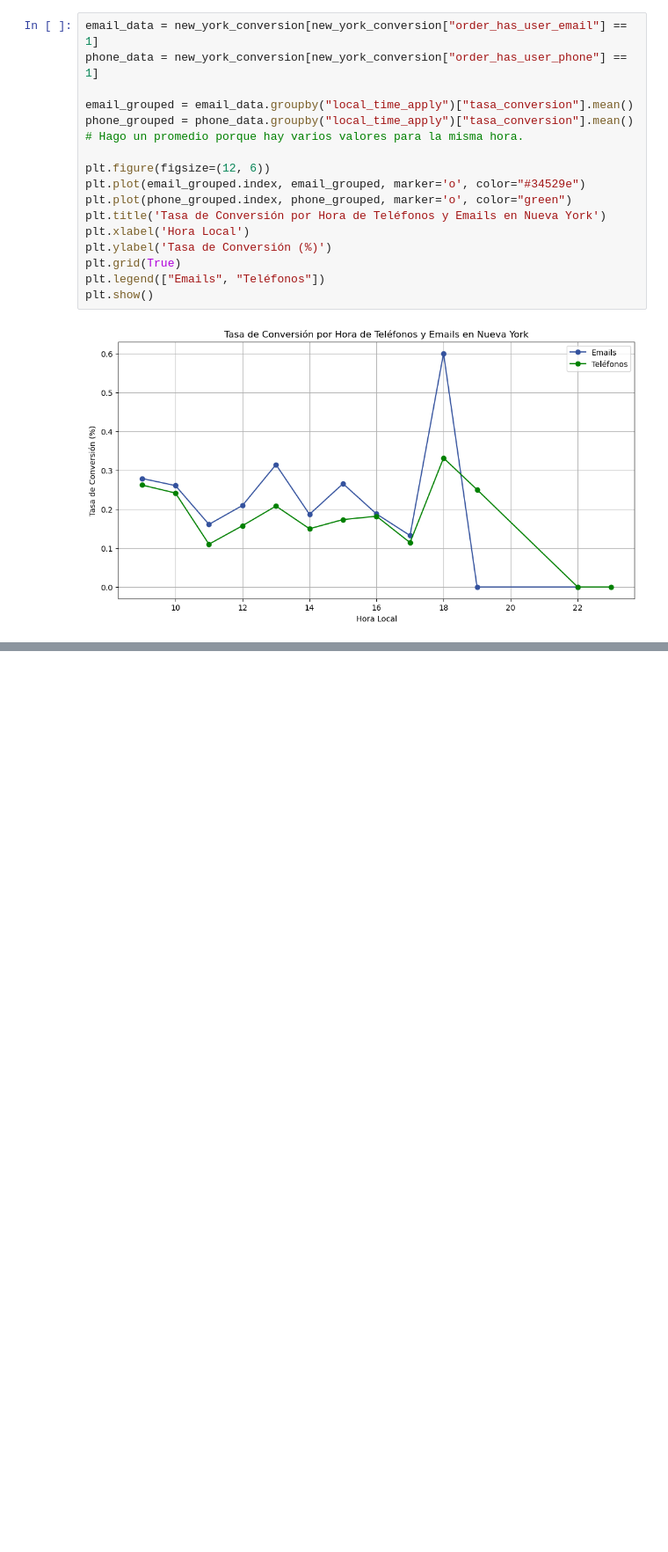
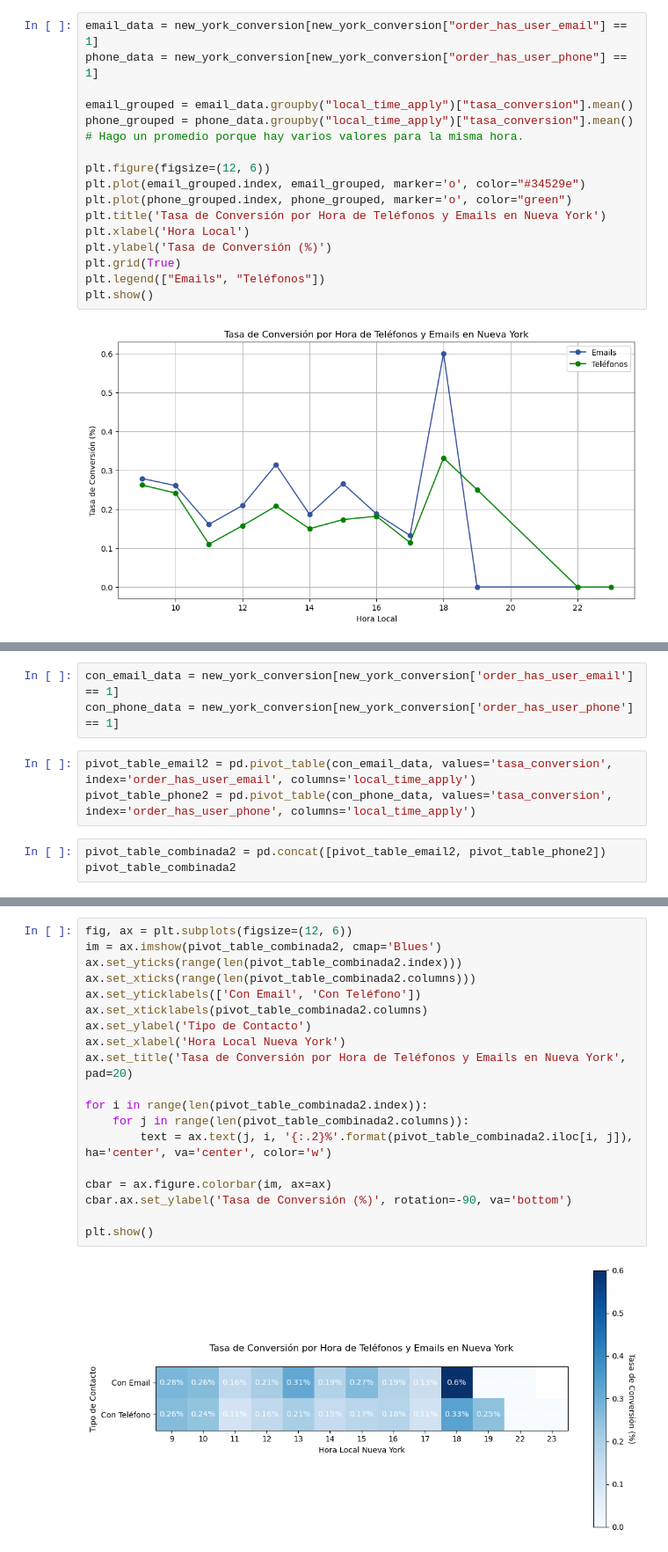
Before and after one commit to lnastri25/POO_UCEMA, a Jupyter notebook: trabajos_practicos/tp_datos/1-gregors/gregors.ipynb, the cells around one changed output, grey strips where cells are left out. Shown at 88% size. Saved outputs shown, nothing was run; the diff lists cells and outputs as text; blank space fills up the shorter version.

```diff
--- a/trabajos_practicos/tp_datos/1-gregors/gregors.ipynb
+++ b/trabajos_practicos/tp_datos/1-gregors/gregors.ipynb
@@ -493,0 +528,9 @@ plt.show()
+# %%
+con_email_data = new_york_conversion[new_york_conversion['order_has_user_email'] == 1]
+con_phone_data = new_york_conversion[new_york_conversion['order_has_user_phone'] == 1]
+# %%
+pivot_table_email2 = pd.pivot_table(con_email_data, values='tasa_conversion', index='order_has_user_email', columns='local_time_apply')
+pivot_table_phone2 = pd.pivot_table(con_phone_data, values='tasa_conversion', index='order_has_user_phone', columns='local_time_apply')
+# %%
+pivot_table_combinada2 = pd.concat([pivot_table_email2, pivot_table_phone2])
+pivot_table_combinada2
@@ -493,0 +541,21 @@ plt.show()
+# %%
+fig, ax = plt.subplots(figsize=(12, 6))
+im = ax.imshow(pivot_table_combinada2, cmap='Blues')
+ax.set_yticks(range(len(pivot_table_combinada2.index)))
+ax.set_xticks(range(len(pivot_table_combinada2.columns)))
+ax.set_yticklabels(['Con Email', 'Con Teléfono'])
+ax.set_xticklabels(pivot_table_combinada2.columns)
+ax.set_ylabel('Tipo de Contacto')
+ax.set_xlabel('Hora Local Nueva York')
+ax.set_title('Tasa de Conversión por Hora de Teléfonos y Emails en Nueva York', pad=20)
+
+for i in range(len(pivot_table_combinada2.index)):
+    for j in range(len(pivot_table_combinada2.columns)):
+        text = ax.text(j, i, '{:.2}%'.format(pivot_table_combinada2.iloc[i, j]), ha='center', va='center', color='w')
+
+cbar = ax.figure.colorbar(im, ax=ax)
+cbar.ax.set_ylabel('Tasa de Conversión (%)', rotation=-90, va='bottom')
+
+plt.show()
+# %% [output]
+[figure, added]
```
Also changed, not shown: parts of 17 cells of this notebook, 4 other files.
